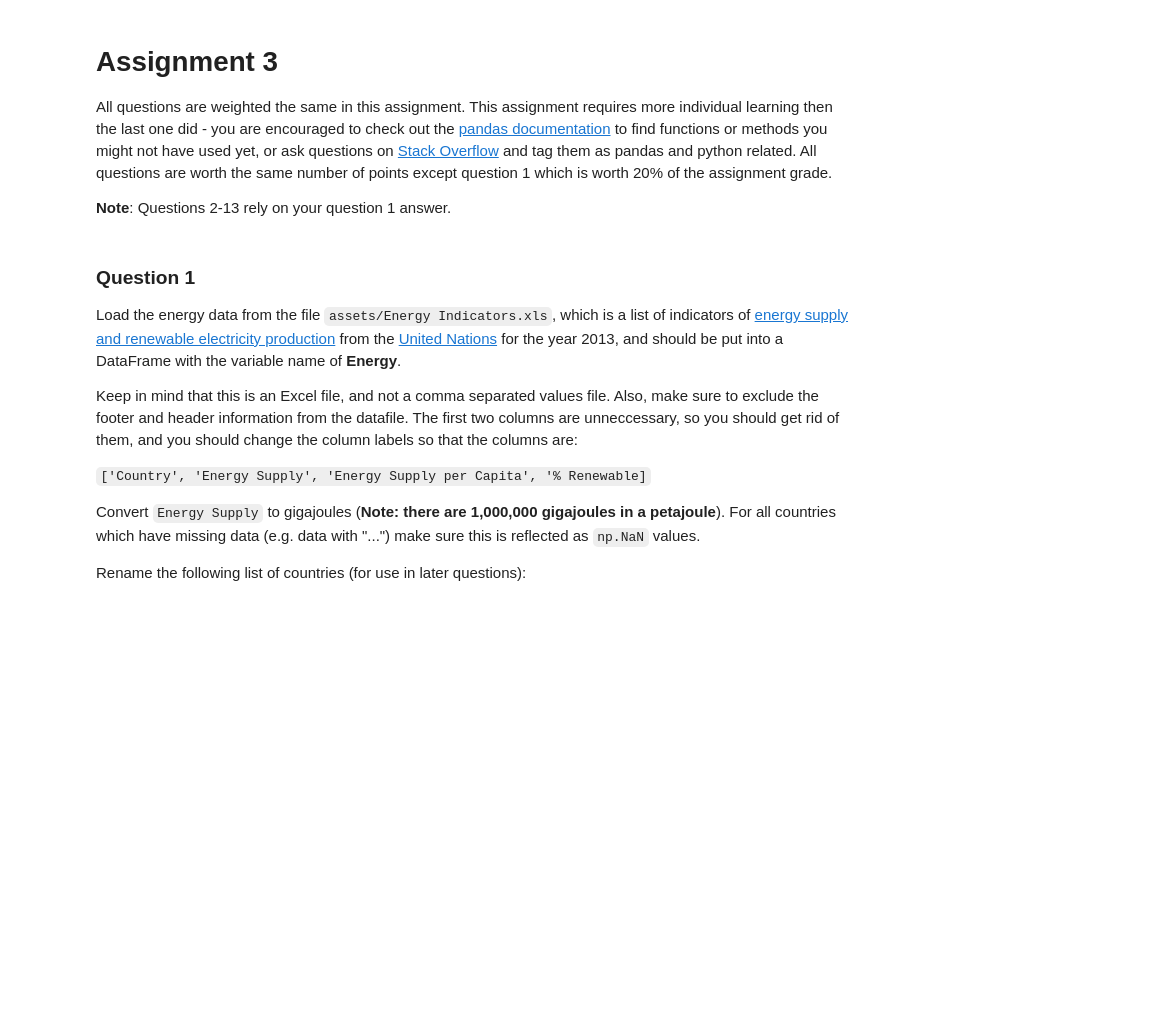
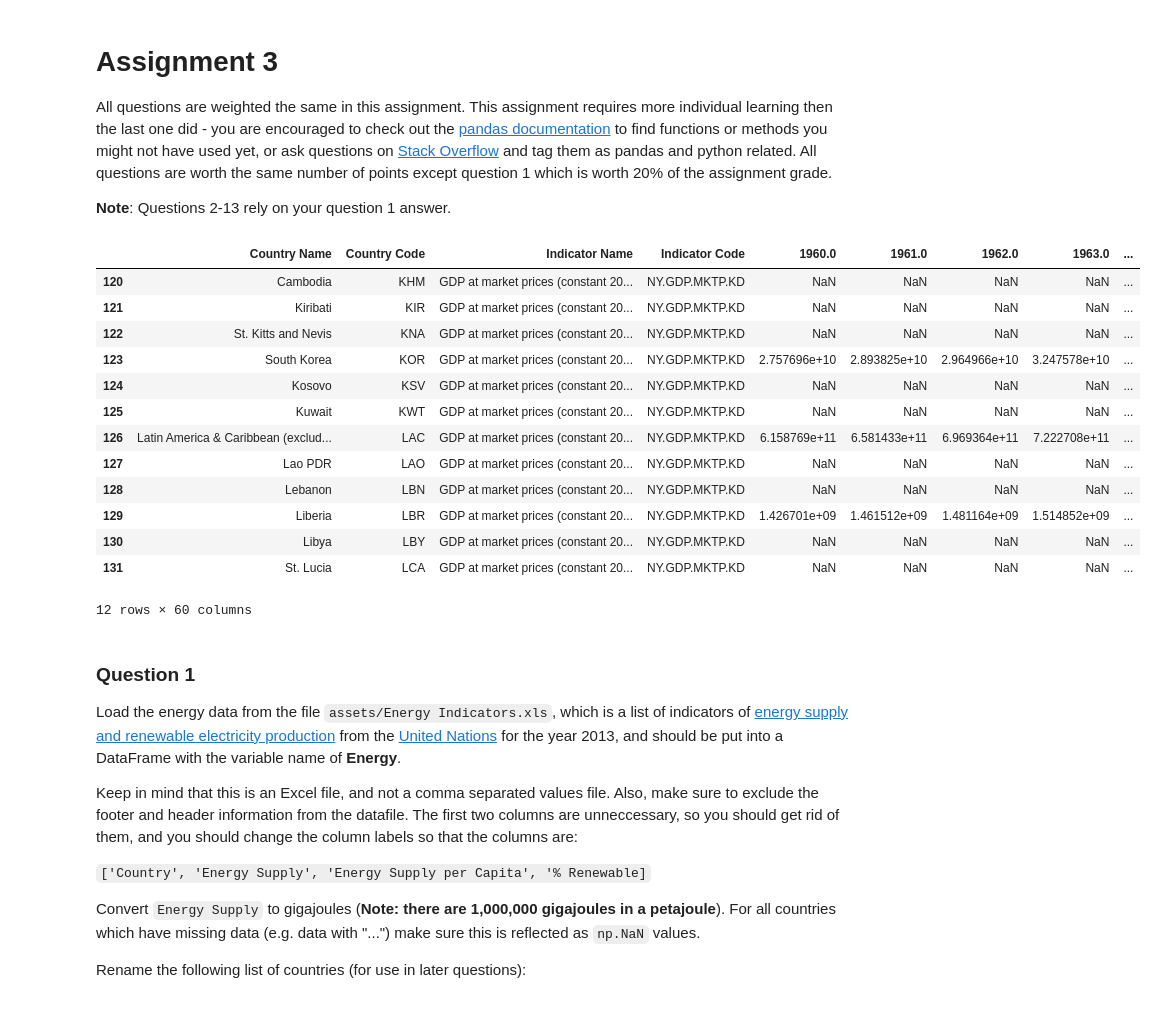
Before and after one commit to ruslanmasinjila/Applied_Data_Science_With_Python, a Jupyter notebook: 1. Introduction to Data Science in Python/week3/assignment3/assignment3.ipynb, the cells around one changed output. Cells and saved outputs as stored; diff of their text form; code cells hidden in the pictures; blank space fills up the shorter version.

Commit message:
Finished loading and cleaning GDP data

```diff
--- a/1. Introduction to Data Science in Python/week3/assignment3/assignment3.ipynb
+++ b/1. Introduction to Data Science in Python/week3/assignment3/assignment3.ipynb
@@ -49,6 +49,50 @@ Energy['Country'] = Energy['Country'].apply(lambda name: re.split(r'[(]', name)[
 Energy.replace(to_replace,replacement,inplace=True)
 
 Energy.to_csv('Energy.csv')
+# %%
+# GDP DATA
+
+to_replace = ["Korea, Rep.",
+              "Iran, Islamic Rep.",
+              "Hong Kong SAR, China"
+             ]
+
+replacement = ["South Korea",
+               "Iran",
+               "Hong Kong"
+              ]
+
+# Load GDP Data
+GDP = pd.read_csv('assets/world_bank.csv',sep=',')
+
+# Set the third row as the column names
+GDP.columns = GDP.iloc[3]
+
+# Remove the name of the columns
+GDP.columns.name=None
+
+
+GDP=  (GDP[4:]                              # Start DataFrame from the 4th index to the end
+      .reset_index(drop=True)               # Reset the Indices
+      .replace(to_replace,replacement)      # Rename the countries
+        )
+
+GDP[120:132]
+# %% [output]
+|  | Country Name | Country Code | Indicator Name | Indicator Code | 1960.0 | 1961.0 | 1962.0 | 1963.0 | ... |
+| 120 | Cambodia | KHM | GDP at market prices (constant 20... | NY.GDP.MKTP.KD | NaN | NaN | NaN | NaN | ... |
+| 121 | Kiribati | KIR | GDP at market prices (constant 20... | NY.GDP.MKTP.KD | NaN | NaN | NaN | NaN | ... |
+| 122 | St. Kitts and Nevis | KNA | GDP at market prices (constant 20... | NY.GDP.MKTP.KD | NaN | NaN | NaN | NaN | ... |
+| 123 | South Korea | KOR | GDP at market prices (constant 20... | NY.GDP.MKTP.KD | 2.757696e+10 | 2.893825e+10 | 2.964966e+10 | 3.247578e+10 | ... |
+| 124 | Kosovo | KSV | GDP at market prices (constant 20... | NY.GDP.MKTP.KD | NaN | NaN | NaN | NaN | ... |
+| 125 | Kuwait | KWT | GDP at market prices (constant 20... | NY.GDP.MKTP.KD | NaN | NaN | NaN | NaN | ... |
+| 126 | Latin America & Caribbean (exclud... | LAC | GDP at market prices (constant 20... | NY.GDP.MKTP.KD | 6.158769e+11 | 6.581433e+11 | 6.969364e+11 | 7.222708e+11 | ... |
+| 127 | Lao PDR | LAO | GDP at market prices (constant 20... | NY.GDP.MKTP.KD | NaN | NaN | NaN | NaN | ... |
+| 128 | Lebanon | LBN | GDP at market prices (constant 20... | NY.GDP.MKTP.KD | NaN | NaN | NaN | NaN | ... |
+| 129 | Liberia | LBR | GDP at market prices (constant 20... | NY.GDP.MKTP.KD | 1.426701e+09 | 1.461512e+09 | 1.481164e+09 | 1.514852e+09 | ... |
+| 130 | Libya | LBY | GDP at market prices (constant 20... | NY.GDP.MKTP.KD | NaN | NaN | NaN | NaN | ... |
+| 131 | St. Lucia | LCA | GDP at market prices (constant 20... | NY.GDP.MKTP.KD | NaN | NaN | NaN | NaN | ... |
+12 rows × 60 columns
 # %% [markdown]
 ### Question 1
 Load the energy data from the file `assets/Energy Indicators.xls`, which is a list of indicators of [energy supply and renewable electricity production](assets/Energy%20Indicators.xls) from the [United Nations](http://unstats.un.org/unsd/environment/excel_file_tables/2013/Energy%20Indicators.xls) for the year 2013, and should be put into a DataFrame with the variable name of **Energy**.
```
Also changed, not shown: parts of 3 cells of this notebook, 2 other files.
